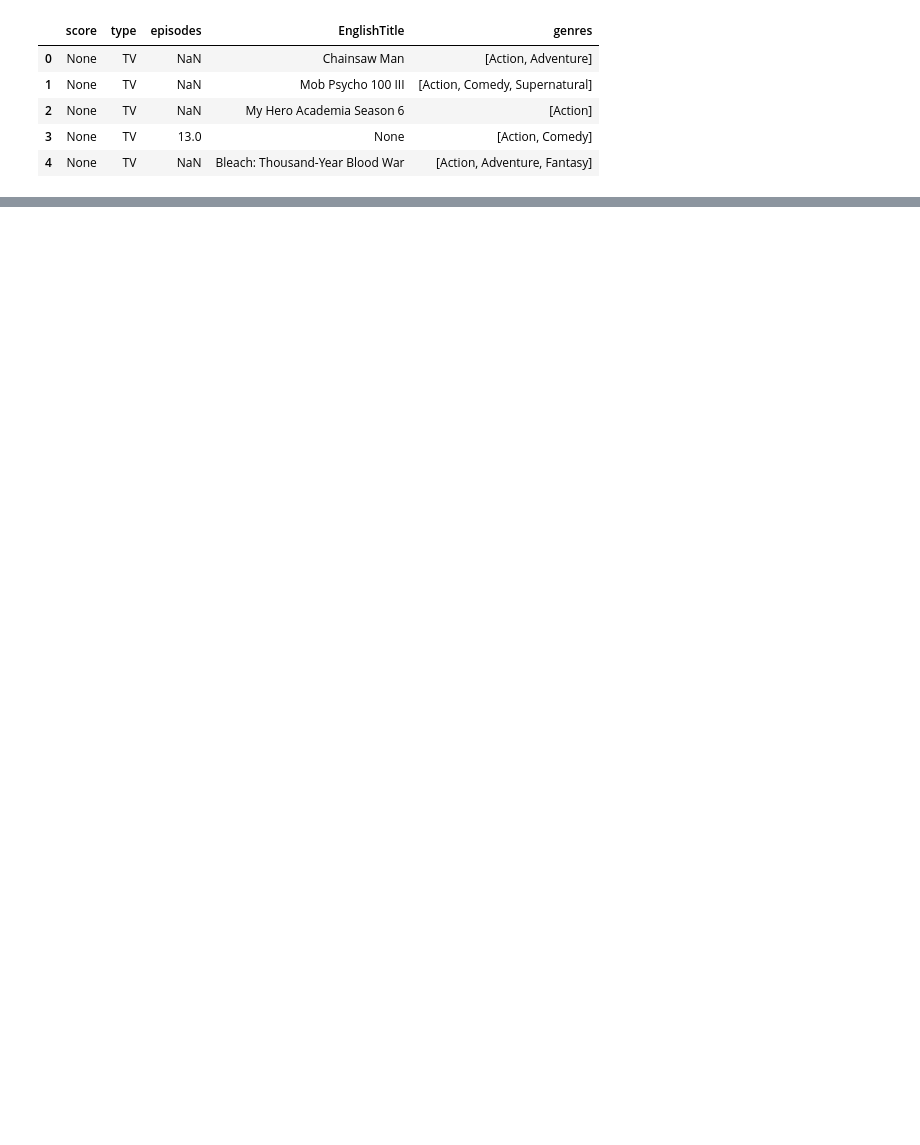
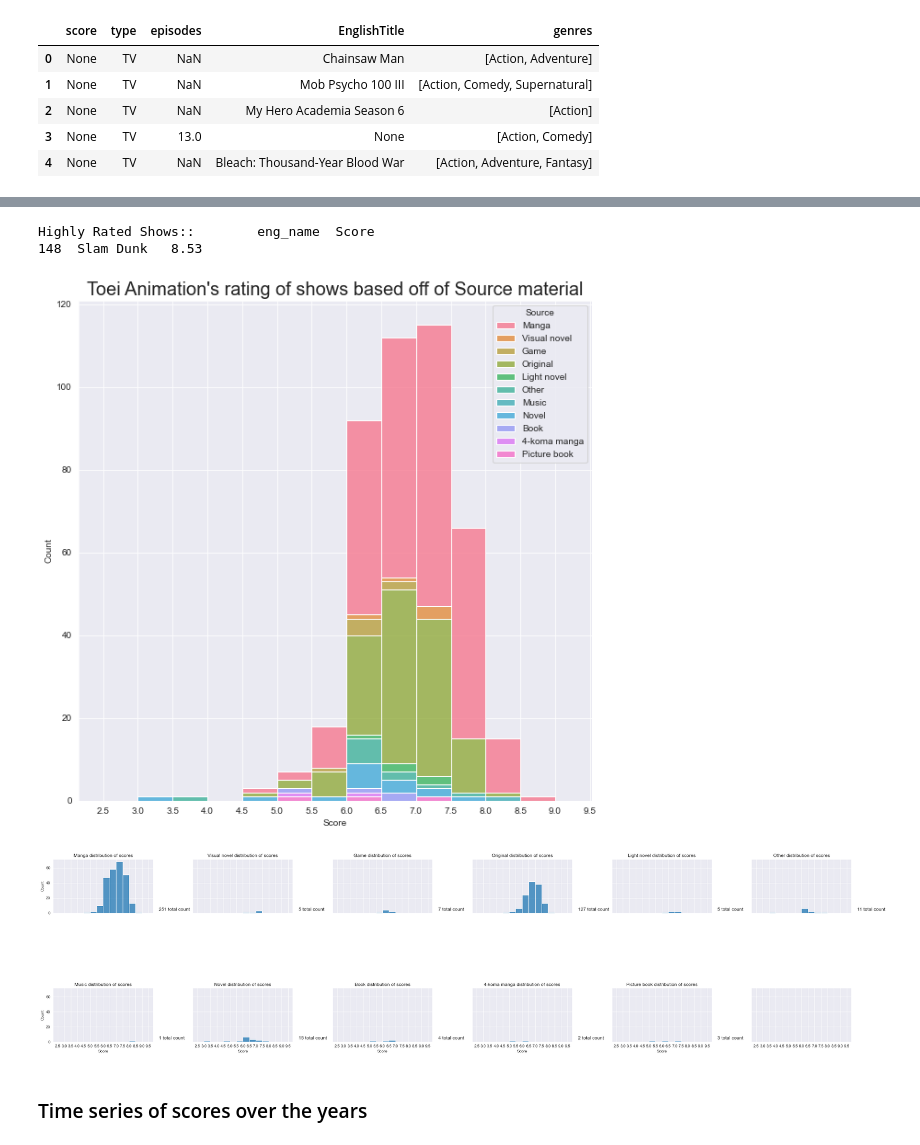
Before and after one commit to CalebWelch/tensorflow-exercises, a Jupyter notebook: animeAnalysis/mal_api.ipynb, the cells around one changed output, grey strips where cells are left out. Saved outputs shown, nothing was run; the diff lists cells and outputs as text; code cells hidden in the pictures; blank space fills up the shorter version.

```diff
--- a/animeAnalysis/mal_api.ipynb
+++ b/animeAnalysis/mal_api.ipynb
@@ -265,4 +343,11 @@ plotStudio(gainax)
 [figure]
+# %%
+plotStudio(getStudio('Toei Animation'),'Toei Animation')
+# %% [output]
+Highly Rated Shows::        eng_name  Score
+148  Slam Dunk   8.53
+[figure, added]
+[figure, added]
 # %%
 g= bones[bones.columns[6:]].columns
 s = [bones[x].sum() for x in g ]
@@ -271,3 +356,5 @@ summedGenres.loc[len(summedGenres)] = s
 
 summedGenres
 summedGenres.where(lambda x: x > 0)
+# %% [markdown]
+### Time series of scores over the years
```
Also changed, not shown: parts of 33 cells of this notebook.
